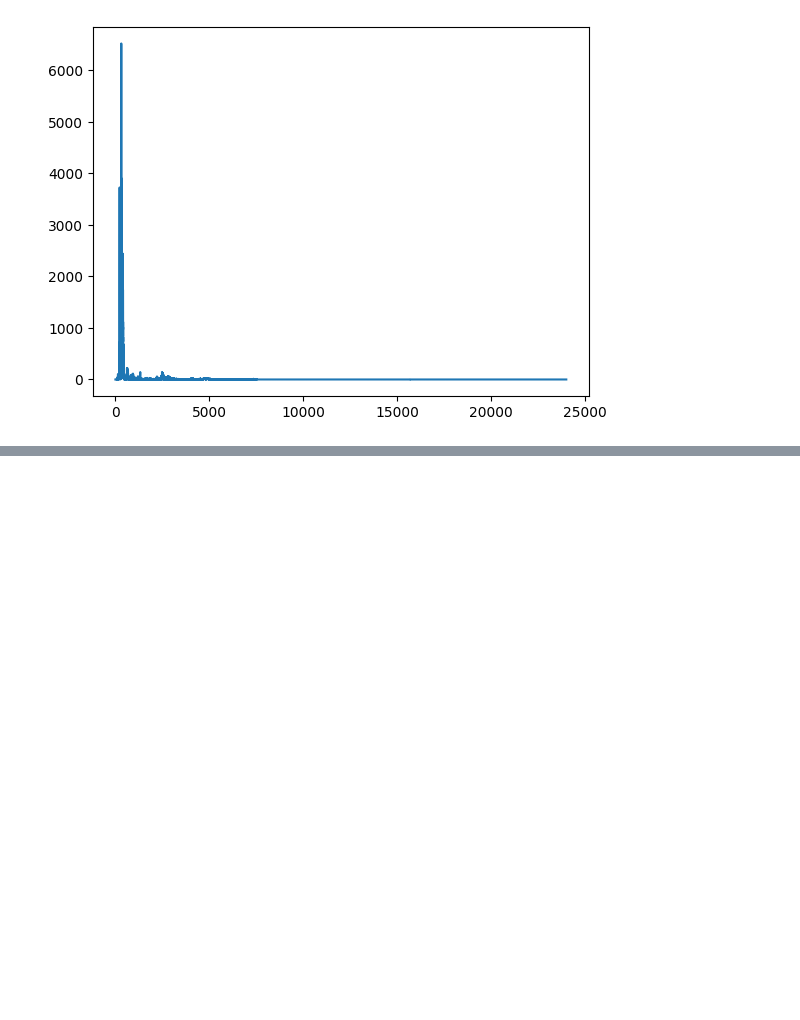
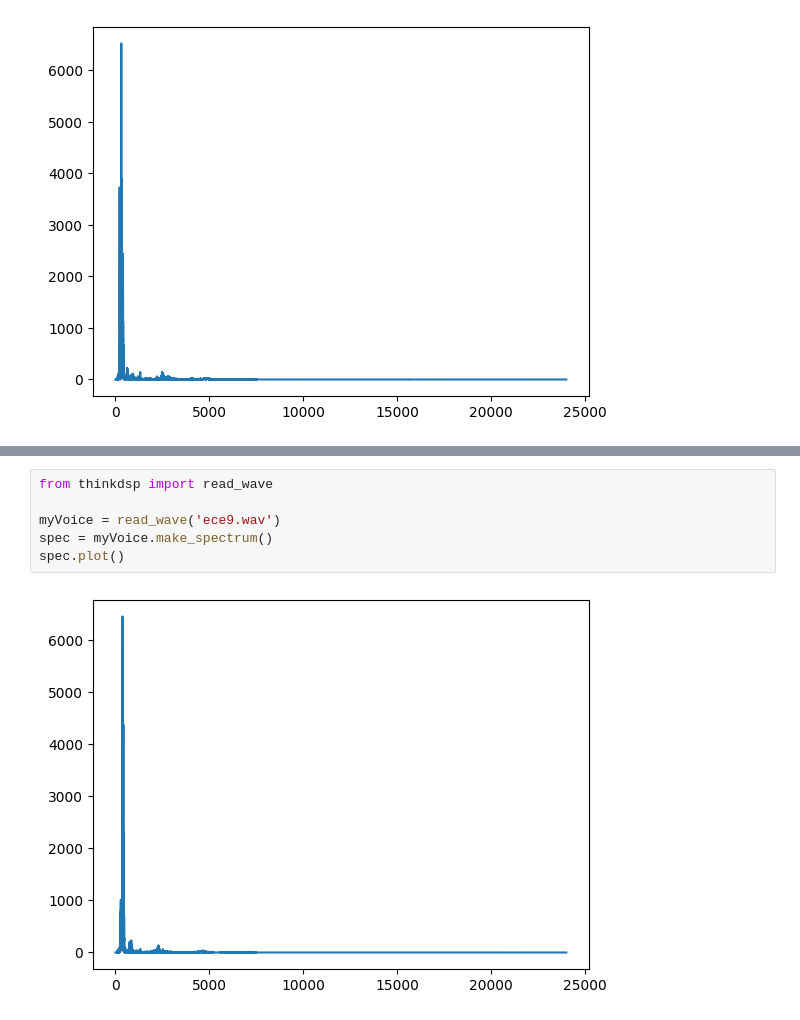
Before and after one commit to dacles22/dsp, a Jupyter notebook: audio_recognition/100ece.ipynb, the cells around one changed output, grey strips where cells are left out. Saved outputs shown, nothing was run; the diff lists cells and outputs as text; blank space fills up the shorter version.

```diff
--- a/audio_recognition/100ece.ipynb
+++ b/audio_recognition/100ece.ipynb
@@ -87,0 +104,8 @@ spec.plot()
+# %%
+from thinkdsp import read_wave
+
+myVoice = read_wave('ece9.wav')
+spec = myVoice.make_spectrum()
+spec.plot()
+# %% [output]
+[figure, added]
```
Also changed, not shown: parts of 23 cells of this notebook.
